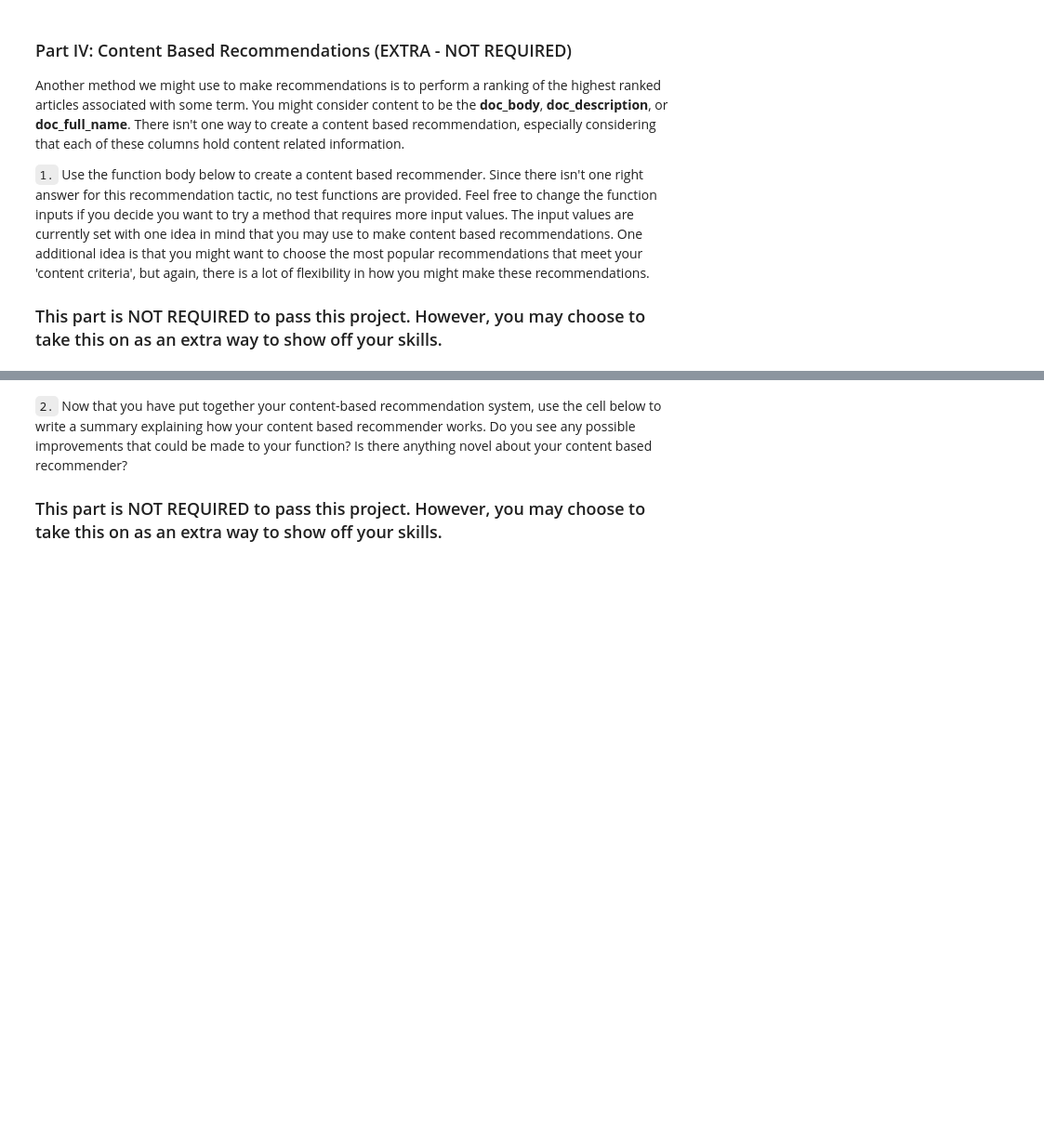
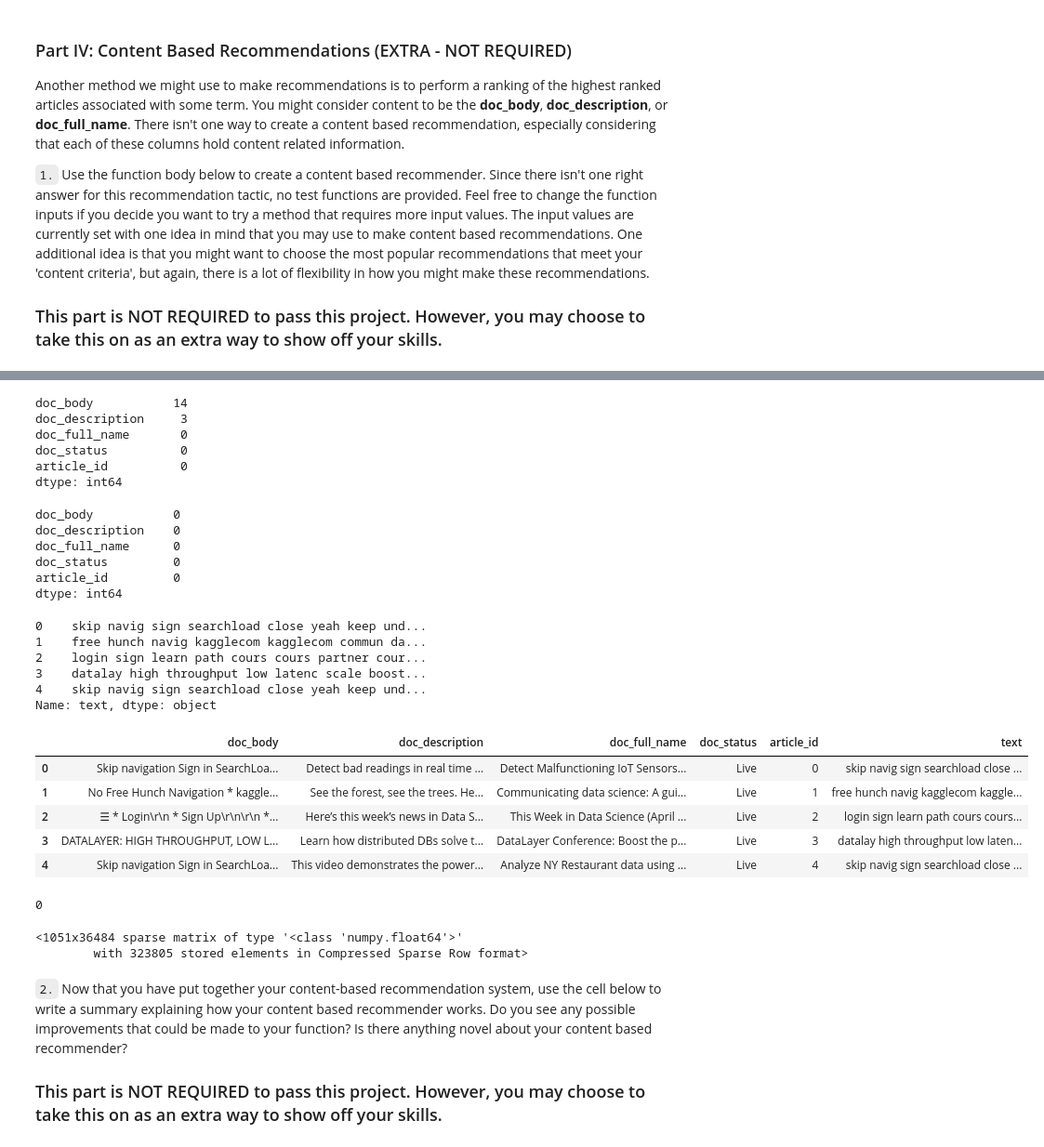
Before and after one commit to mahinourezzeldinne/Data-Scientist-Nanodegree, a Jupyter notebook: Recommendations_with_IBM.ipynb, the cells around one changed output, grey strips where cells are left out. Shown: that part at 93% size. Drawn from its saved outputs; the diff is of its cells as text; code cells hidden in the pictures; blank space fills up the shorter version.

Commit message:
Content Based , Matrix Factorization Completed

```diff
--- a/Recommendations_with_IBM.ipynb
+++ b/Recommendations_with_IBM.ipynb
@@ -663,0 +772,74 @@ Another method we might use to make recommendations is to perform a ranking of t
+# %%
+df_txt.isna().sum()
+# %% [output]
+doc_body           14
+doc_description     3
+doc_full_name       0
+doc_status          0
+article_id          0
+dtype: int64
+# %%
+df_txt.doc_body.fillna('',inplace=True)
+df_txt.doc_description.fillna('',inplace=True)
+df_txt.doc_full_name.fillna('',inplace=True)
+# %%
+df_txt.isna().sum()
+# %% [output]
+doc_body           0
+doc_description    0
+doc_full_name      0
+doc_status         0
+article_id         0
+dtype: int64
+# %%
+df_txt['text'] = df_txt['doc_body'] + df_txt['doc_description'] + df_txt['doc_full_name']
+# %%
+stop_words = set(stopwords.words('english'))
+punctuations = str.maketrans('', '', string.punctuation)
+stemmer = PorterStemmer()
+
+def text_process(text):
+    tokens = word_tokenize(text)
+    # convert to lower case
+    tokens = [w.lower() for w in tokens]
+    # remove punctuation from each word
+    stripped = [w.translate(punctuations) for w in tokens]
+    # remove remaining tokens that are not alphabetic
+    words = [word for word in stripped if word.isalpha()]
+    # filter out stop words
+    words = [w for w in words if not w in stop_words]
+    stemmed = [stemmer.stem(word) for word in words]
+    clean_text = " ".join(stemmed)
+    return clean_text
+# %%
+df_txt['text'] = df_txt['text'].map(lambda x: text_process(x))
+# %%
+df_txt['text'].head()
+# %% [output]
+0    skip navig sign searchload close yeah keep und...
+1    free hunch navig kagglecom kagglecom commun da...
+2    login sign learn path cours cours partner cour...
+3    datalay high throughput low latenc scale boost...
+4    skip navig sign searchload close yeah keep und...
+Name: text, dtype: object
+# %%
+df_txt.head()
+# %% [output]
+|  | doc_body | doc_description | doc_full_name | doc_status | article_id | text |
+| 0 | Skip navigation Sign in SearchLoa... | Detect bad readings in real time ... | Detect Malfunctioning IoT Sensors... | Live | 0 | skip navig sign searchload close ... |
+| 1 | No Free Hunch Navigation * kaggle... | See the forest, see the trees. He... | Communicating data science: A gui... | Live | 1 | free hunch navig kagglecom kaggle... |
+| 2 | ☰ * Login\r\n * Sign Up\r\n\r\n *... | Here’s this week’s news in Data S... | This Week in Data Science (April ... | Live | 2 | login sign learn path cours cours... |
+| 3 | DATALAYER: HIGH THROUGHPUT, LOW L... | Learn how distributed DBs solve t... | DataLayer Conference: Boost the p... | Live | 3 | datalay high throughput low laten... |
+| 4 | Skip navigation Sign in SearchLoa... | This video demonstrates the power... | Analyze NY Restaurant data using ... | Live | 4 | skip navig sign searchload close ... |
+# %%
+df_txt.article_id.duplicated().sum()
+# %% [output]
+0
+# %%
+# make tfidf
+tfidf_vectorizer = TfidfVectorizer()
+article_tfidf = tfidf_vectorizer.fit_transform(df_txt['text'])
+article_tfidf
+# %% [output]
+<1051x36484 sparse matrix of type '<class 'numpy.float64'>'
+        with 323805 stored elements in Compressed Sparse Row format>
```
Also changed, not shown: parts of 39 cells of this notebook, 9 other files.
